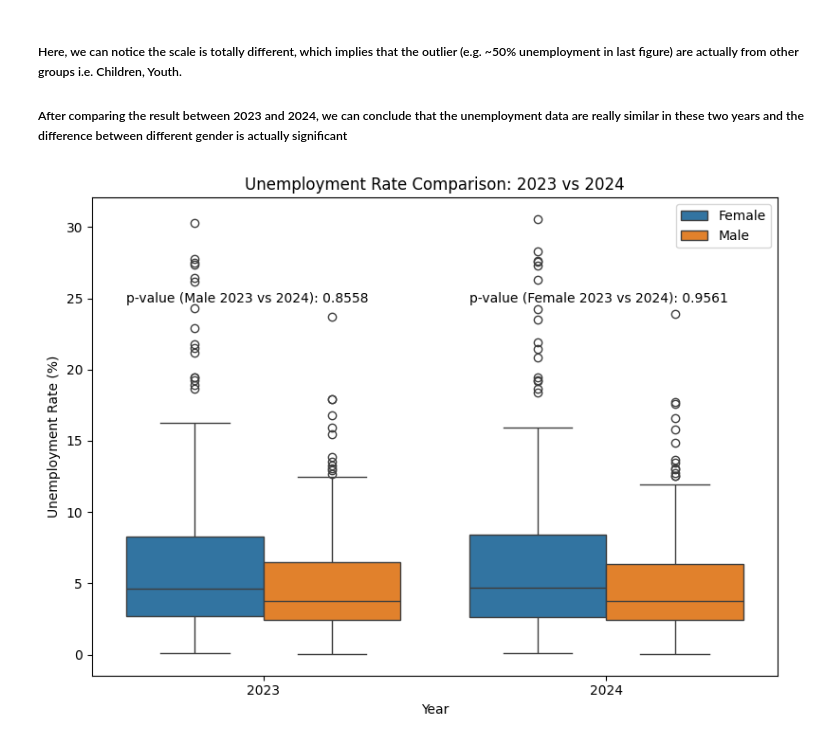
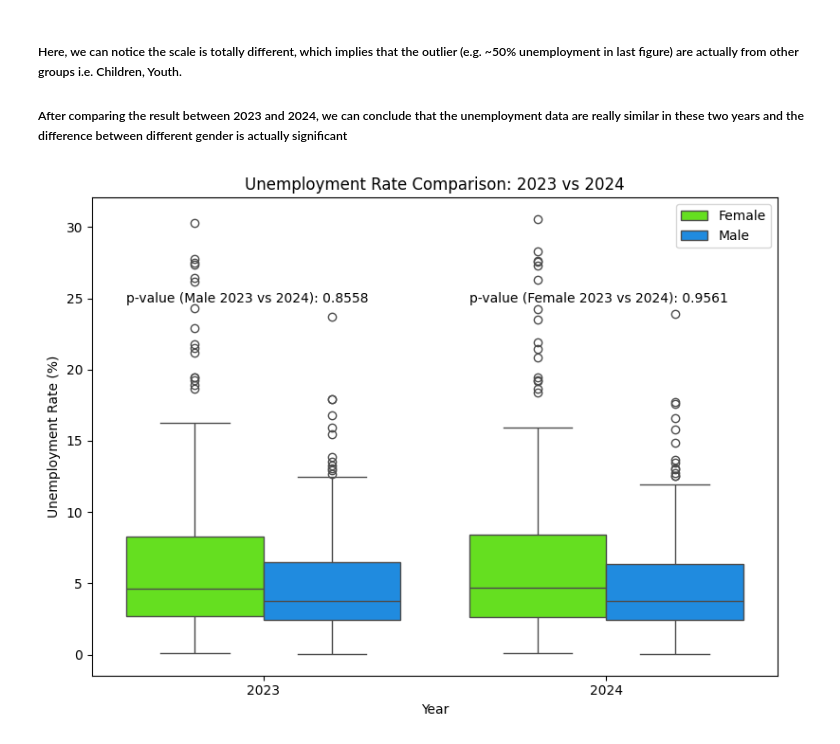
Before and after one commit to Enlightenus/Global_unemployment, a Jupyter notebook: test.ipynb, the cells around one changed output. Saved outputs shown, nothing was run; the diff lists cells and outputs as text; code cells hidden in the pictures.

Commit message:
edit color. add conclusion

```diff
--- a/test.ipynb
+++ b/test.ipynb
@@ -300,35 +300,36 @@ melted_2024 = data_2024.melt(id_vars=['country_name', 'sex', 'age_group', 'age_c
 # Combine the melted DataFrames
 melted_combined = pd.concat([melted_2023, melted_2024])
 
 # Create a boxplot comparing 2023 and 2024 for the adult age group
 plt.figure(figsize=(8, 6))
-sns.boxplot(data=melted_combined, x='Year', y='Unemployment Rate', hue='sex')
+colors = sns.color_palette("gist_rainbow", 2)
+sns.boxplot(data=melted_combined, x='Year', y='Unemployment Rate', hue='sex', palette=colors)
 
 # Perform Mann-Whitney U test for male and female groups between 2023 and 2024
 male_2023 = melted_combined[(melted_combined['sex'] == 'Male') & (melted_combined['Year'] == '2023')]['Unemployment Rate']
 female_2023 = melted_combined[(melted_combined['sex'] == 'Female') & (melted_combined['Year'] == '2023')]['Unemployment Rate']
 male_2024 = melted_combined[(melted_combined['sex'] == 'Male') & (melted_combined['Year'] == '2024')]['Unemployment Rate']
 female_2024 = melted_combined[(melted_combined['sex'] == 'Female') & (melted_combined['Year'] == '2024')]['Unemployment Rate']
 
 # Perform Mann-Whitney U test
 mwu_male_2023_vs_2024, pval_male_2023_vs_2024 = mannwhitneyu(male_2023, male_2024)
 mwu_female_2023_vs_2024, pval_female_2023_vs_2024 = mannwhitneyu(female_2023, female_2024)
 
 # Annotate the plot with p-values
 plt.text(-0.4, 25, f'p-value (Male 2023 vs 2024): {pval_male_2023_vs_2024:.4f}', ha='left', va='center')
 plt.text(0.6, 25, f'p-value (Female 2023 vs 2024): {pval_female_2023_vs_2024:.4f}', ha='left', va='center')
 
 # Add labels and title
 plt.title('Unemployment Rate Comparison: 2023 vs 2024')
 plt.xlabel('Year')
 plt.ylabel('Unemployment Rate (%)')
 
 # Show plot
 plt.tight_layout()  # Adjust layout to prevent overlapping labels
 plt.legend()
 plt.show()
 # %% [output]
-[figure, old version]
+[figure, new version]
 # %%
 # U-test Male vs Female
 from scipy.stats import mannwhitneyu
```
Also changed, not shown: parts of 2 cells of this notebook.
